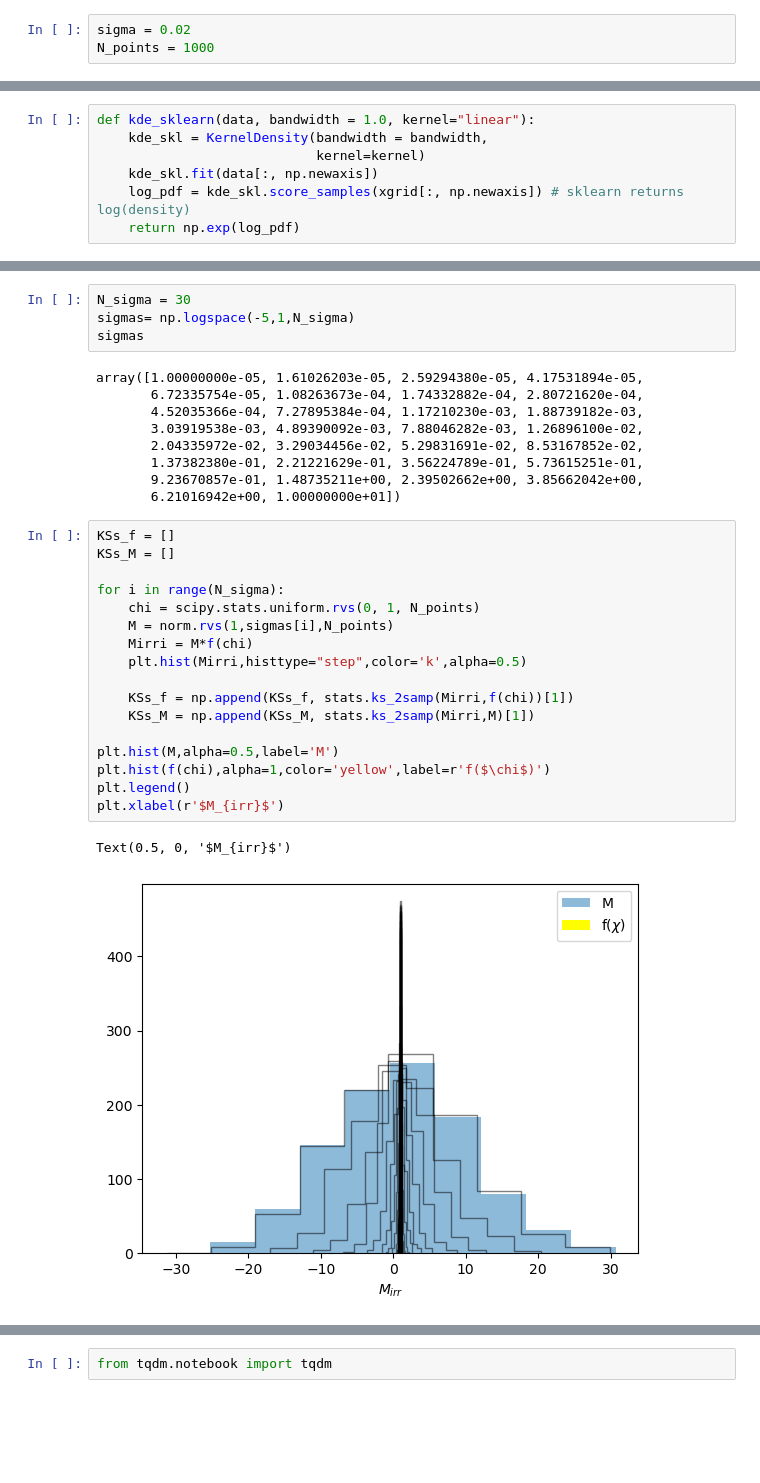
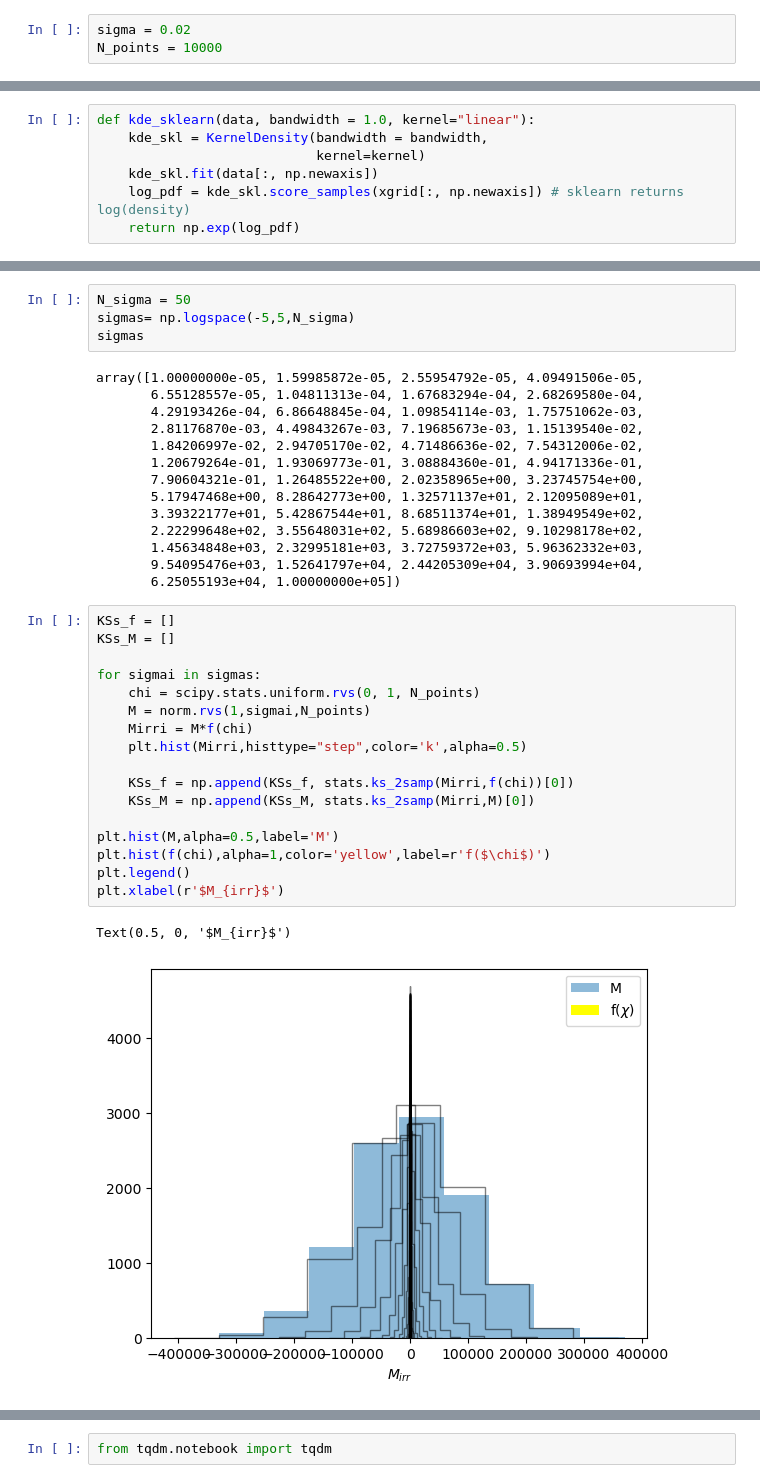
Before and after one commit to ebianchi803/astrostatistics_bicocca_2026, a Jupyter notebook: working/L07.ipynb, the cells around one changed output, grey strips where cells are left out. Drawn from its saved outputs; the diff is of its cells as text; blank space fills up the shorter version.

```diff
--- a/working/L07.ipynb
+++ b/working/L07.ipynb
@@ -13,7 +13,7 @@ def f(chi):
     return np.sqrt((1+np.sqrt(1-chi**2))/2)
 # %%
 sigma = 0.02
-N_points = 1000
+N_points = 10000
 # %%
 Mirr = []
 chi = []
@@ -104,36 +104,41 @@ KstestResult(statistic=0.1584, pvalue=7.573923730106769e-110, statistic_location
 # %%
-N_sigma = 30
-sigmas= np.logspace(-5,1,N_sigma)
+N_sigma = 50
+sigmas= np.logspace(-5,5,N_sigma)
 sigmas
 # %% [output]
-array([1.00000000e-05, 1.61026203e-05, 2.59294380e-05, 4.17531894e-05,
-       6.72335754e-05, 1.08263673e-04, 1.74332882e-04, 2.80721620e-04,
-       4.52035366e-04, 7.27895384e-04, 1.17210230e-03, 1.88739182e-03,
-       3.03919538e-03, 4.89390092e-03, 7.88046282e-03, 1.26896100e-02,
-       2.04335972e-02, 3.29034456e-02, 5.29831691e-02, 8.53167852e-02,
-       1.37382380e-01, 2.21221629e-01, 3.56224789e-01, 5.73615251e-01,
-       9.23670857e-01, 1.48735211e+00, 2.39502662e+00, 3.85662042e+00,
-       6.21016942e+00, 1.00000000e+01])
+array([1.00000000e-05, 1.59985872e-05, 2.55954792e-05, 4.09491506e-05,
+       6.55128557e-05, 1.04811313e-04, 1.67683294e-04, 2.68269580e-04,
+       4.29193426e-04, 6.86648845e-04, 1.09854114e-03, 1.75751062e-03,
+       2.81176870e-03, 4.49843267e-03, 7.19685673e-03, 1.15139540e-02,
+       1.84206997e-02, 2.94705170e-02, 4.71486636e-02, 7.54312006e-02,
+       1.20679264e-01, 1.93069773e-01, 3.08884360e-01, 4.94171336e-01,
+       7.90604321e-01, 1.26485522e+00, 2.02358965e+00, 3.23745754e+00,
+       5.17947468e+00, 8.28642773e+00, 1.32571137e+01, 2.12095089e+01,
+       3.39322177e+01, 5.42867544e+01, 8.68511374e+01, 1.38949549e+02,
+       2.22299648e+02, 3.55648031e+02, 5.68986603e+02, 9.10298178e+02,
+       1.45634848e+03, 2.32995181e+03, 3.72759372e+03, 5.96362332e+03,
+       9.54095476e+03, 1.52641797e+04, 2.44205309e+04, 3.90693994e+04,
+       6.25055193e+04, 1.00000000e+05])
 # %%
 KSs_f = []
 KSs_M = []
 
-for i in range(N_sigma):
+for sigmai in sigmas:
     chi = scipy.stats.uniform.rvs(0, 1, N_points)
-    M = norm.rvs(1,sigmas[i],N_points)
+    M = norm.rvs(1,sigmai,N_points)
     Mirri = M*f(chi)
     plt.hist(Mirri,histtype="step",color='k',alpha=0.5)
 
-    KSs_f = np.append(KSs_f, stats.ks_2samp(Mirri,f(chi))[1])
-    KSs_M = np.append(KSs_M, stats.ks_2samp(Mirri,M)[1])
+    KSs_f = np.append(KSs_f, stats.ks_2samp(Mirri,f(chi))[0])
+    KSs_M = np.append(KSs_M, stats.ks_2samp(Mirri,M)[0])
 
 plt.hist(M,alpha=0.5,label='M')
 plt.hist(f(chi),alpha=1,color='yellow',label=r'f($\chi$)')
 plt.legend()
 plt.xlabel(r'$M_{irr}$')
 # %% [output]
 Text(0.5, 0, '$M_{irr}$')
-[figure, old version]
+[figure, new version]
 # %%
 plt.grid(which='both')
 plt.plot(sigmas, KSs_f)
```
Also changed, not shown: parts of 12 cells of this notebook.
